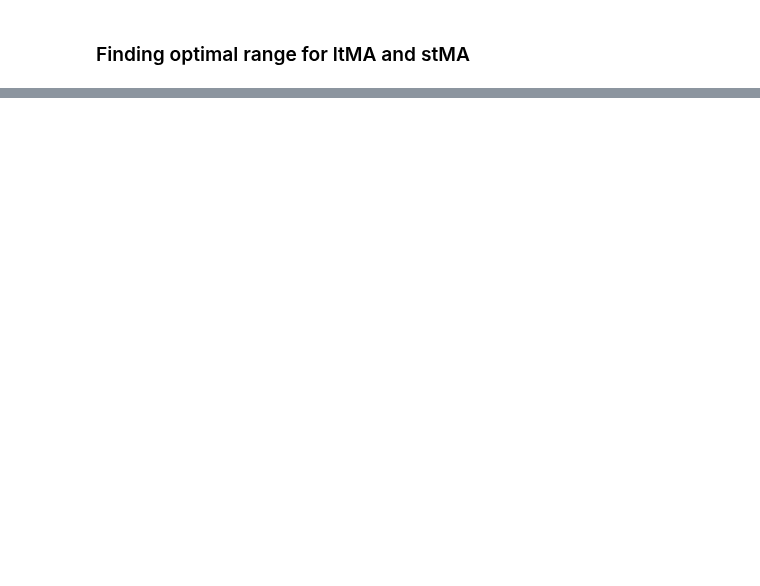
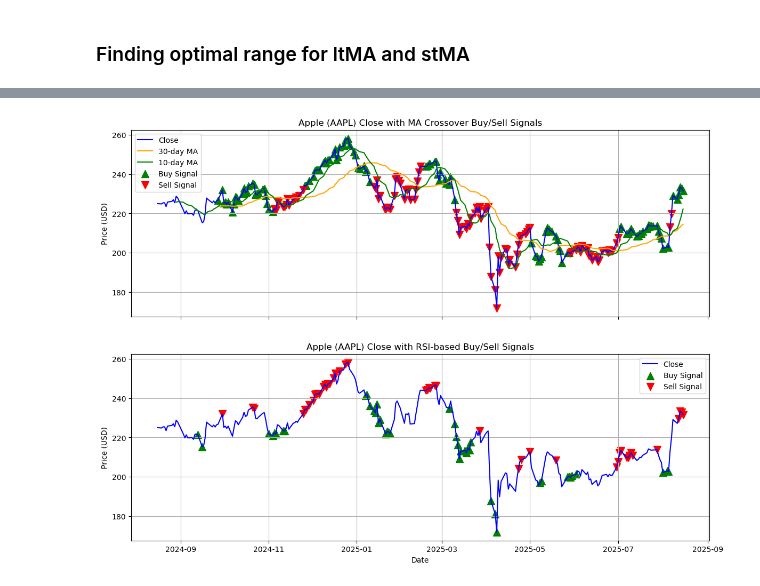
Before and after one commit to mzjing85/Trading-Stategies, a Jupyter notebook: MACrossover.ipynb, the cells around one changed output, grey strips where cells are left out. Cells and saved outputs as stored; diff of their text form; code cells hidden in the pictures; blank space fills up the shorter version.

```diff
--- a/MACrossover.ipynb
+++ b/MACrossover.ipynb
@@ -277,0 +278,79 @@ Optimal long-term duration: 32 and short-term duration: 14.
+# %%
+# --- Calculate 30-day MA and 10-day MA for crossover ---
+data['MA30'] = data['Close'].rolling(window=30).mean()
+data['MA10'] = data['Close'].rolling(window=10).mean()
+
+# --- Calculate 10-day RSI ---
+delta = data['Close'].diff()
+gain = delta.clip(lower=0)
+loss = -delta.clip(upper=0)
+avg_gain = gain.rolling(window=10).mean()
+avg_loss = loss.rolling(window=10).mean()
+rs = avg_gain / avg_loss
+data['RSI10'] = 100 - (100 / (1 + rs))
+
+# --- Generate MA crossover signals ---
+data['Signal_MA'] = 0
+data.loc[data['MA10'] > data['MA30'], 'Signal_MA'] = 1   # Buy
+data.loc[data['MA10'] < data['MA30'], 'Signal_MA'] = -1  # Sell
+
+# --- Generate RSI signals ---
+data['Signal_RSI'] = 0
+data.loc[data['RSI10'] < 30, 'Signal_RSI'] = 1   # Buy
+data.loc[data['RSI10'] > 70, 'Signal_RSI'] = -1  # Sell
+
+# --- Function to calculate revenue ---
+def calculate_revenue(df, signal_col, volume=100):
+    position = 0
+    buy_price = 0
+    revenue = 0
+    for i in range(len(df)):
+        signal = df[signal_col].iloc[i]
+        price = df['Close'].iloc[i]
+        if signal == 1 and position == 0:
+            buy_price = price
+            position = 1
+        elif signal == -1 and position == 1:
+            revenue += (price - buy_price) * volume
+            position = 0
+    # Close any open position at end
+    if position == 1:
+        revenue += (df['Close'].iloc[-1] - buy_price) * volume
+    return revenue
+
+revenue_ma = calculate_revenue(data, 'Signal_MA')
+revenue_rsi = calculate_revenue(data, 'Signal_RSI')
+
+print(f"Total revenue using MA crossover: ${revenue_ma:.2f}")
+print(f"Total revenue using RSI only: ${revenue_rsi:.2f}")
+
+# --- Plotting ---
+fig, (ax1, ax2) = plt.subplots(2, 1, figsize=(14,10), sharex=True)
+
+# Top: MA crossover signals
+ax1.plot(data.index, data['Close'], label='Close', color='blue')
+ax1.plot(data.index, data['MA30'], label='30-day MA', color='orange')
+ax1.plot(data.index, data['MA10'], label='10-day MA', color='green')
+ax1.scatter(data.index[data['Signal_MA'] == 1], data['Close'][data['Signal_MA'] == 1],
+            marker='^', color='green', s=100, label='Buy Signal')
+ax1.scatter(data.index[data['Signal_MA'] == -1], data['Close'][data['Signal_MA'] == -1],
+            marker='v', color='red', s=100, label='Sell Signal')
+ax1.set_ylabel('Price (USD)')
+ax1.set_title('Apple (AAPL) Close with MA Crossover Buy/Sell Signals')
+ax1.legend()
+ax1.grid(True)
+
+# Bottom: RSI signals
+ax2.plot(data.index, data['Close'], label='Close', color='blue')
+ax2.scatter(data.index[data['Signal_RSI'] == 1], data['Close'][data['Signal_RSI'] == 1],
+            marker='^', color='green', s=100, label='Buy Signal')
+ax2.scatter(data.index[data['Signal_RSI'] == -1], data['Close'][data['Signal_RSI'] == -1],
+            marker='v', color='red', s=100, label='Sell Signal')
+ax2.set_ylabel('Price (USD)')
+ax2.set_xlabel('Date')
+ax2.set_title('Apple (AAPL) Close with RSI-based Buy/Sell Signals')
+ax2.legend()
+ax2.grid(True)
+
+plt.show()
+# %% [output]
@@ -277,0 +359 @@ Optimal long-term duration: 32 and short-term duration: 14.
+[figure, added]
```
Also changed, not shown: parts of 7 cells of this notebook.
